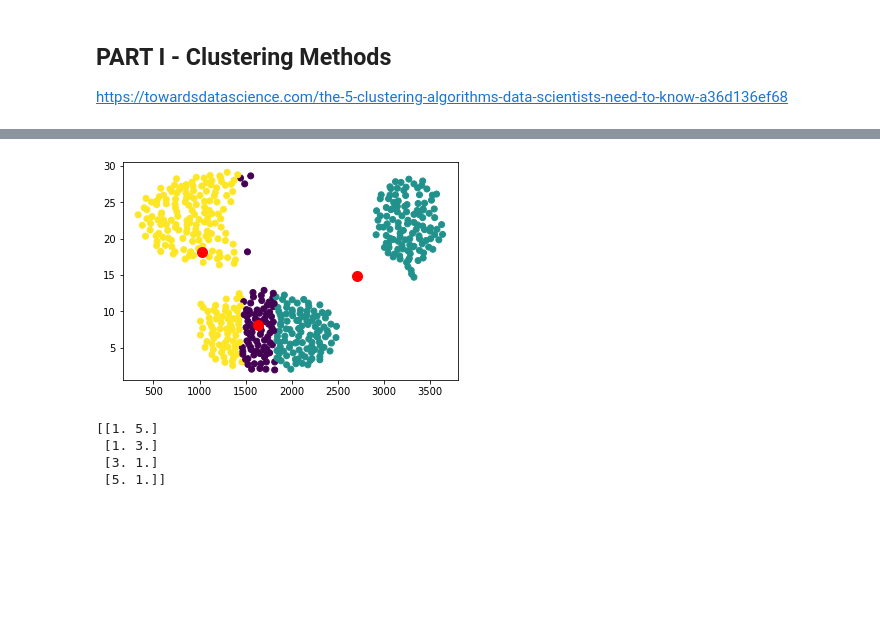
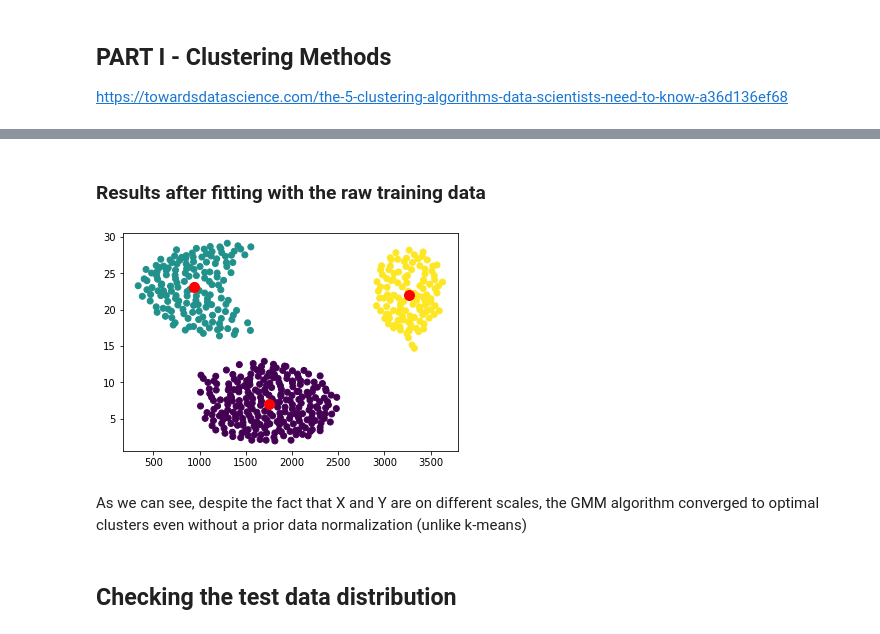
Before and after one commit to jovit/mc866-project-1, a Jupyter notebook: gmm.ipynb, the cells around one changed output, grey strips where cells are left out. Cells and saved outputs as stored; diff of their text form; code cells hidden in the pictures; blank space fills up the shorter version.

```diff
--- a/gmm.ipynb
+++ b/gmm.ipynb
@@ -134,29 +152,17 @@ converged in 2 iterations
+# %% [markdown]
+### Results after fitting with the raw training data
 # %%
-# Result of clusters before any fitting is done
+# Result of clusters after fitting is done
 
 c = gmm.clusters()
 
 fig, ax = plt.subplots()
 ax.scatter(df_train.iloc[:,:1].values, df_train.iloc[:,1:].values, c=c) # the data
-ax.scatter(gmm.centroids[:,:1], gmm.centroids[:,1:], c="red", s=100) # the data
+ax.scatter(gmm.means[:,:1], gmm.means[:,1:], c="red", s=100) # the mean of each cluster
 plt.show()
 # %% [output]
-[figure, old version]
+[figure, new version]
-# %%
-data = [[1,2], [3,4], [5,6], [7,8]]
-gaussians = np.array([
-    [[1,2],[3,4]],
-    [[5,6],[7,8]]
-    ])
-zindexes = np.array([])
-for g in gaussians:
-    mean = np.mean(g.T, axis=1)
-    std = np.std(g.T, axis=1)
-    zindexes = np.abs(np.append(zindexes, ((data-mean)/std).sum(axis=1)/2))
-zindexes = zindexes.reshape((len(gaussians), len(data)))
-print(zindexes.T)
-# %% [output]
-[[1. 5.]
- [1. 3.]
- [3. 1.]
- [5. 1.]]
+# %% [markdown]
+As we can see, despite the fact that X and Y are on different scales, the GMM algorithm converged to optimal clusters even without a prior data normalization (unlike k-means)
+# %% [markdown]
+## Checking the test data distribution
```
Also changed, not shown: parts of 15 cells of this notebook, 1 other file.
